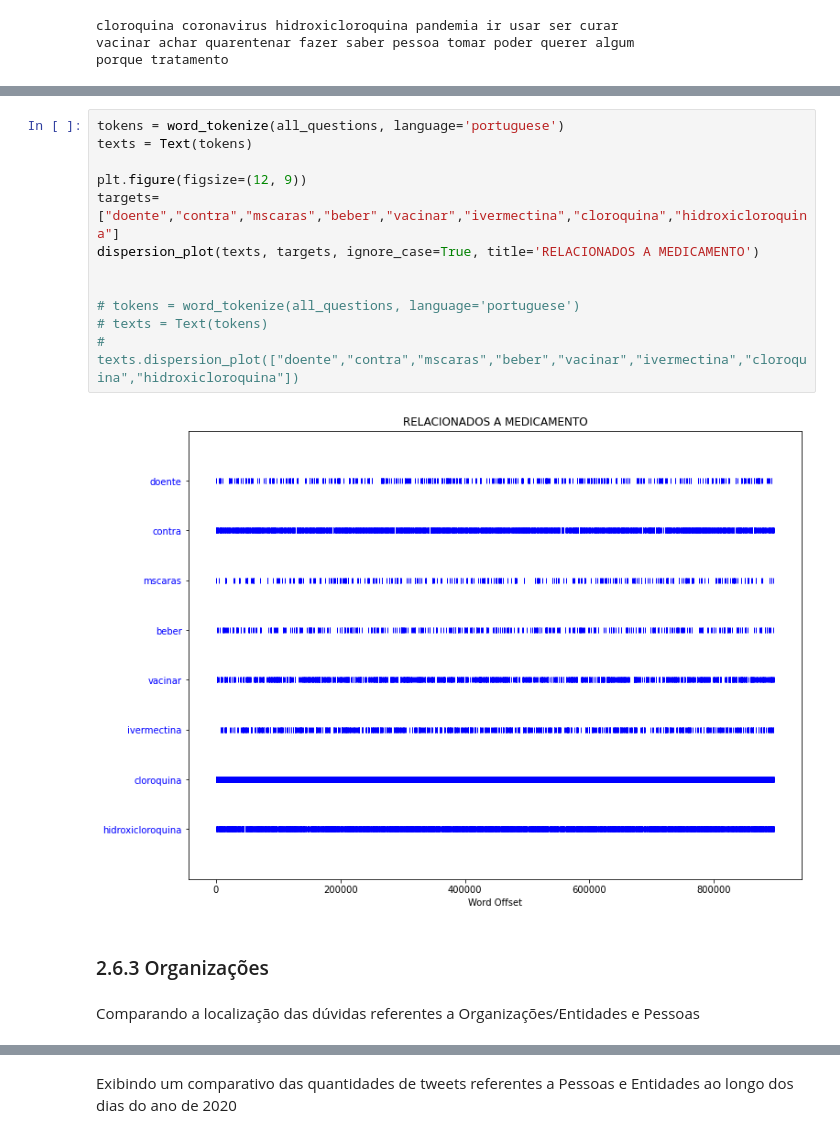
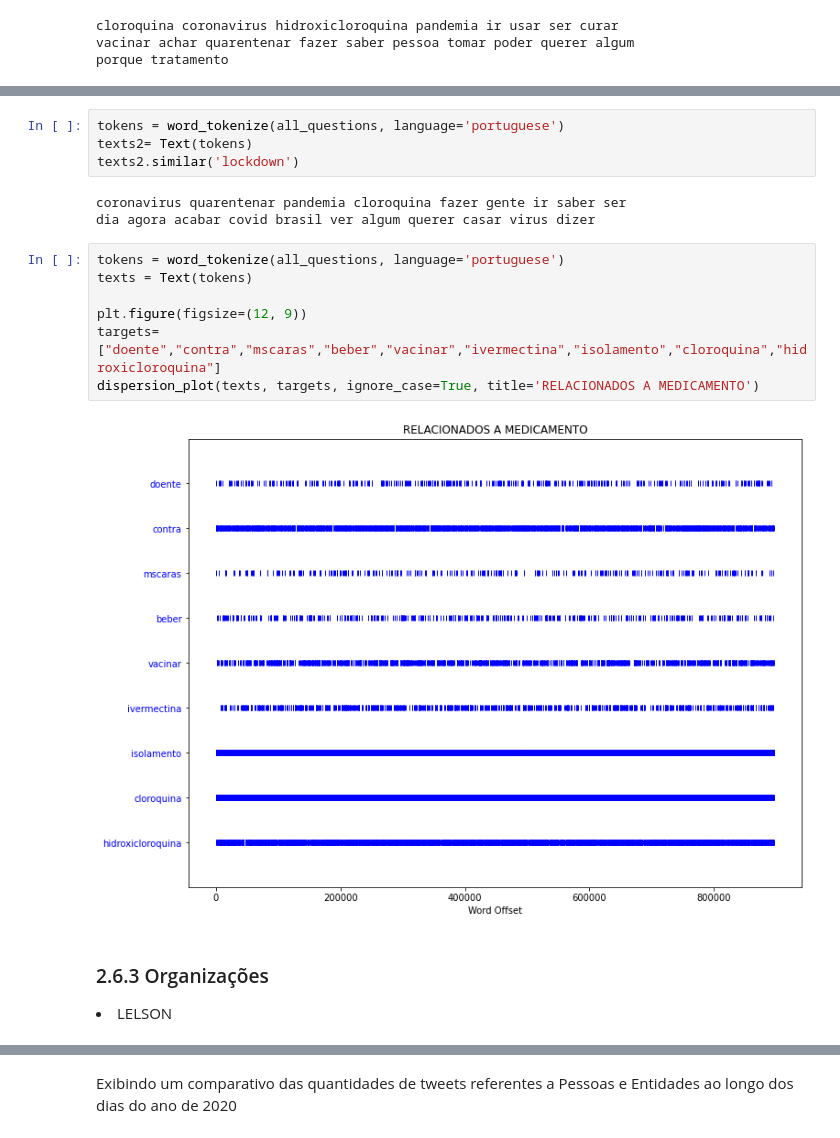
Before and after one commit to lln-cid20/prog-ciencia-dados, a Jupyter notebook: TrabalhoConjunto.ipynb, the cells around one changed output, grey strips where cells are left out. Cells and saved outputs as stored; diff of their text form.

```diff
--- a/TrabalhoConjunto.ipynb
+++ b/TrabalhoConjunto.ipynb
@@ -1027,18 +966,19 @@ porque tratamento
+# %%
+tokens = word_tokenize(all_questions, language='portuguese')
+texts2= Text(tokens)
+texts2.similar('lockdown')
+# %% [output]
+coronavirus quarentenar pandemia cloroquina fazer gente ir saber ser
+dia agora acabar covid brasil ver algum querer casar virus dizer
 # %%
 tokens = word_tokenize(all_questions, language='portuguese')
 texts = Text(tokens)
 
 plt.figure(figsize=(12, 9))
-targets=["doente","contra","mscaras","beber","vacinar","ivermectina","cloroquina","hidroxicloroquina"]
+targets=["doente","contra","mscaras","beber","vacinar","ivermectina","isolamento","cloroquina","hidroxicloroquina"]
 dispersion_plot(texts, targets, ignore_case=True, title='RELACIONADOS A MEDICAMENTO')
-
-
-# tokens = word_tokenize(all_questions, language='portuguese')
-# texts = Text(tokens)
-# texts.dispersion_plot(["doente","contra","mscaras","beber","vacinar","ivermectina","cloroquina","hidroxicloroquina"])
 # %% [output]
-[figure, old version]
+[figure, new version]
 # %% [markdown]
 ### 2.6.3 Organizações
+<li>LELSON</li>
-# %% [markdown]
-Comparando a localização das dúvidas referentes a Organizações/Entidades e Pessoas
```
Also changed, not shown: parts of 52 cells of this notebook.
